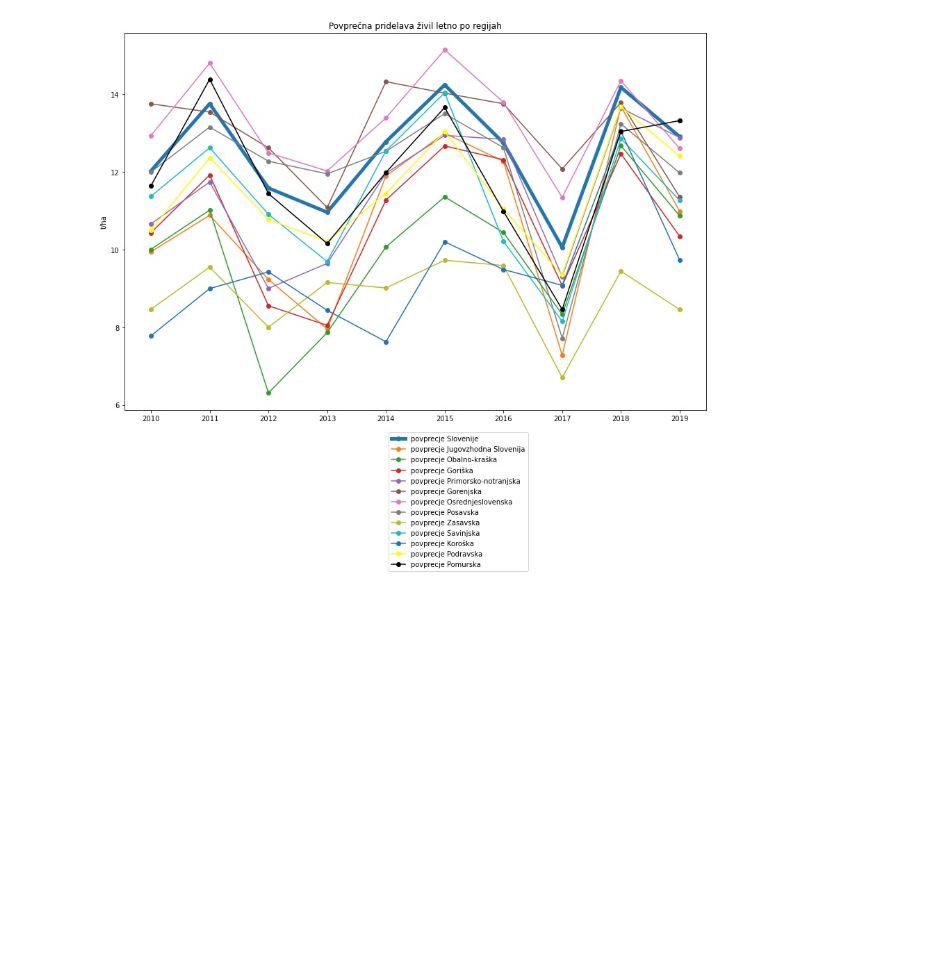
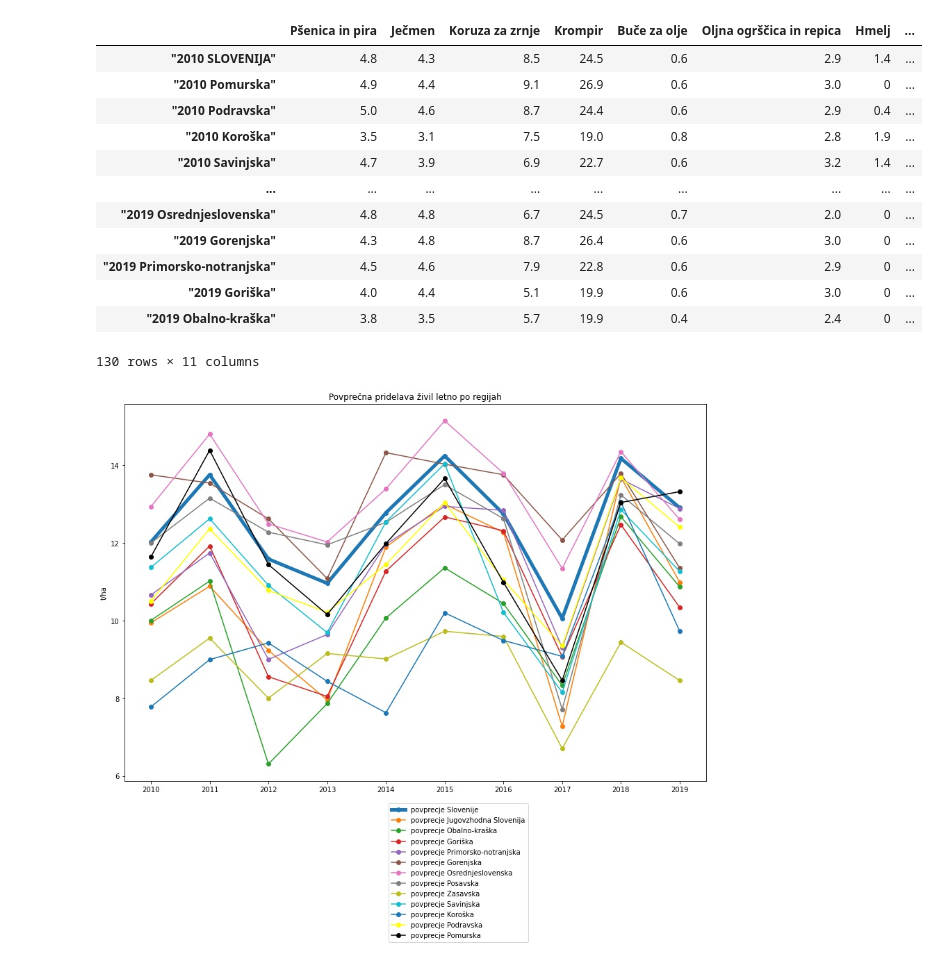
Before and after one commit to friderikceljski/PR21GRMKNR, a Jupyter notebook: Projekt.ipynb, the cells around one changed output. Cells and saved outputs as stored; diff of their text form; code cells hidden in the pictures; blank space fills up the shorter version.

```diff
--- a/Projekt.ipynb
+++ b/Projekt.ipynb
@@ -12,4 +12,55 @@ np.random.seed(42)
 import pandas as pd
 import scipy.cluster.hierarchy as sch
 import scipy
+# %%
+from csv import DictReader
+
+podatki = []
+i = 0
+
+readerRatings = DictReader(open('1502410S_20210405-145226.csv', 'rt'))
+for row in readerRatings:
+    if i != 0:
+        podatki.append(row)
+    else:
+        imenaKrajev = row
+    i += 1
+
+
+imena = []
+stevilke = []
+
+for key in podatki:
+    imena.append(key["Povprečni pridelek (t/ha) pomembnejših kmetijskih kultur"])
+    stevilke.append(key[None])
+
+for key in range(len(stevilke)):
+    for i in range(len(stevilke[0])):
+        if stevilke[key][i] == "-":
+            stevilke[key][i] = 0
+
+podatki = {}
+
+for i in range(len(imena)):
+    podatki[imena[i]] = stevilke[i]
+
+
+imenaKrajev = imenaKrajev["Povprečni pridelek (t/ha) pomembnejših kmetijskih kultur"].split(",")
+df = pd.DataFrame(podatki)
+df.index = imenaKrajev
+df
+# %% [output]
+|  | Pšenica in pira | Ječmen | Koruza za zrnje | Krompir | Buče za olje | Oljna ogrščica in repica | Hmelj | ... |
+| "2010 SLOVENIJA" | 4.8 | 4.3 | 8.5 | 24.5 | 0.6 | 2.9 | 1.4 | ... |
+| "2010 Pomurska" | 4.9 | 4.4 | 9.1 | 26.9 | 0.6 | 3.0 | 0 | ... |
+| "2010 Podravska" | 5.0 | 4.6 | 8.7 | 24.4 | 0.6 | 2.9 | 0.4 | ... |
+| "2010 Koroška" | 3.5 | 3.1 | 7.5 | 19.0 | 0.8 | 2.8 | 1.9 | ... |
+| "2010 Savinjska" | 4.7 | 3.9 | 6.9 | 22.7 | 0.6 | 3.2 | 1.4 | ... |
+| ... | ... | ... | ... | ... | ... | ... | ... | ... |
+| "2019 Osrednjeslovenska" | 4.8 | 4.8 | 6.7 | 24.5 | 0.7 | 2.0 | 0 | ... |
+| "2019 Gorenjska" | 4.3 | 4.8 | 8.7 | 26.4 | 0.6 | 3.0 | 0 | ... |
+| "2019 Primorsko-notranjska" | 4.5 | 4.6 | 7.9 | 22.8 | 0.6 | 2.9 | 0 | ... |
+| "2019 Goriška" | 4.0 | 4.4 | 5.1 | 19.9 | 0.6 | 3.0 | 0 | ... |
+| "2019 Obalno-kraška" | 3.8 | 3.5 | 5.7 | 19.9 | 0.4 | 2.4 | 0 | ... |
+130 rows × 11 columns
 # %%
```
Also changed, not shown: parts of 3 cells of this notebook.
